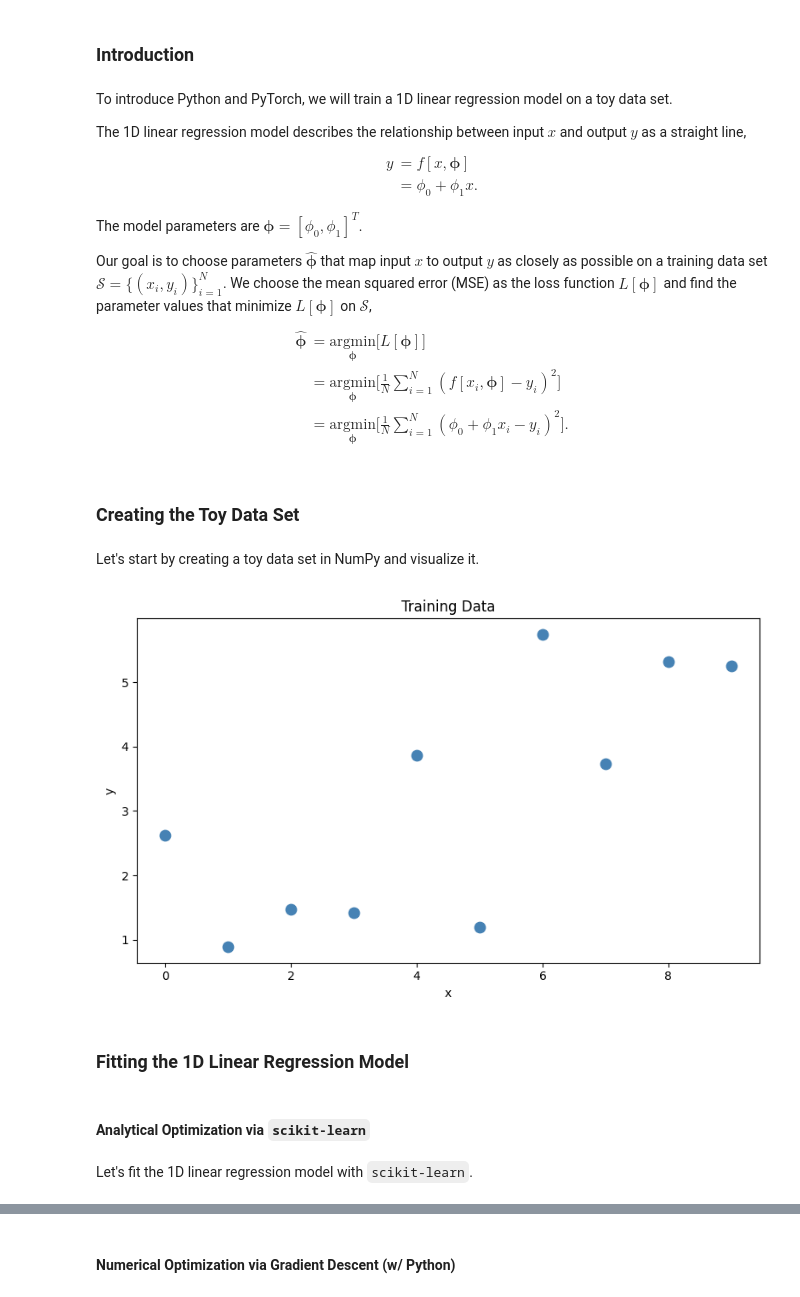
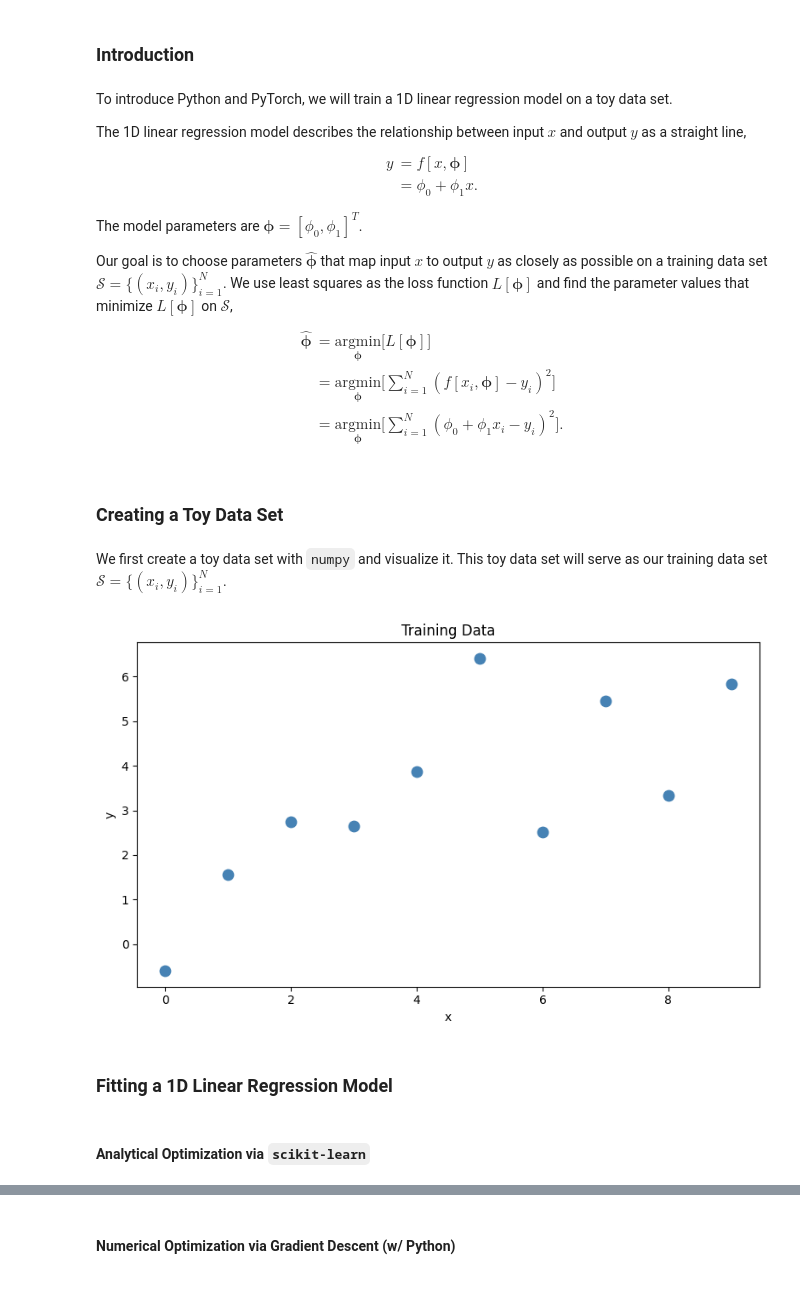
Before and after one commit to retowuest/uio-dl-2024, a Jupyter notebook: Notebooks/nb-1.ipynb, the cells around one changed output, grey strips where cells are left out. Saved outputs shown, nothing was run; the diff lists cells and outputs as text; code cells hidden in the pictures.

```diff
--- a/Notebooks/nb-1.ipynb
+++ b/Notebooks/nb-1.ipynb
@@ -31,45 +31,50 @@ $$
 
 The model parameters are $\boldsymbol{\phi} = [\phi_{0}, \phi_{1}]^{T}$.
 
-Our goal is to choose parameters $\hat{\boldsymbol{\phi}}$ that map input $x$ to output $y$ as closely as possible on a training data set $\mathcal{S} = \{(x_{i}, y_{i})\}_{i = 1}^{N}$. We choose the mean squared error (MSE) as the loss function $L[\boldsymbol{\phi}]$ and find the parameter values that minimize $L[\boldsymbol{\phi}]$ on $\mathcal{S}$,
+Our goal is to choose parameters $\boldsymbol{\hat{\phi}}$ that map input $x$ to output $y$ as closely as possible on a training data set $\mathcal{S} = \{(x_{i}, y_{i})\}_{i = 1}^{N}$. We use least squares as the loss function $L[\boldsymbol{\phi}]$ and find the parameter values that minimize $L[\boldsymbol{\phi}]$ on $\mathcal{S}$,
 $$
 \begin{split}
-\hat{\boldsymbol{\phi}} &= \underset{\boldsymbol{\phi}}{\mathrm{argmin}}\big[L[\boldsymbol{\phi}]\big] \\
-&= \underset{\boldsymbol{\phi}}{\mathrm{argmin}}\Bigg[\frac{1}{N}\sum_{i = 1}^{N}(f[x_{i}, \boldsymbol{\phi}] - y_{i})^{2}\Bigg] \\
-&= \underset{\boldsymbol{\phi}}{\mathrm{argmin}}\Bigg[\frac{1}{N}\sum_{i = 1}^{N}(\phi_{0} + \phi_{1}x_{i} - y_{i})^{2}\Bigg].
+\boldsymbol{\hat{\phi}} &= \underset{\boldsymbol{\phi}}{\mathrm{argmin}}\big[L[\boldsymbol{\phi}]\big] \\
+&= \underset{\boldsymbol{\phi}}{\mathrm{argmin}}\Bigg[\sum_{i = 1}^{N}(f[x_{i}, \boldsymbol{\phi}] - y_{i})^{2}\Bigg] \\
+&= \underset{\boldsymbol{\phi}}{\mathrm{argmin}}\Bigg[\sum_{i = 1}^{N}(\phi_{0} + \phi_{1}x_{i} - y_{i})^{2}\Bigg].
 \end{split}
 $$
 # %% [markdown]
-### Creating the Toy Data Set <a class="anchor" id="section_2"></a>
+### Creating a Toy Data Set <a class="anchor" id="section_2"></a>
-# %% [markdown]
-Let's start by creating a toy data set in NumPy and visualize it.
+# %% [markdown]
+We first create a toy data set with `numpy` and visualize it. This toy data set will serve as our training data set $\mathcal{S} = \{(x_{i}, y_{i})\}_{i = 1}^{N}$.
 # %%
-# Import libraries
+# Import numpy library and
+# pyplot module from the matplotlib library
 import numpy as np
 import matplotlib.pyplot as plt
 
-# Set up notebook for displaying plots
+# Magic command for setting matplotlib backend to inline backend
+# (this will display a plot inline within the notebook,
+# directly below the code cell that produced it)
 %matplotlib inline
 
 # Create toy data set
 x_train = np.arange(10, dtype=np.float32).reshape((10, 1))
 
-rng = np.random.RandomState(1)
-y_train = 1 + 0.5 * x_train + rng.randn(10, 1).astype(np.float32)
+phi0 = 1
+phi1 = 0.5
+
+rng = np.random.default_rng(seed=1234)
+y_train = (phi0 + phi1 * x_train +
+           rng.normal(loc=0, scale=1, size=10).astype(np.float32).reshape(10, 1))
 
 # Plot training data
 plt.figure(figsize=(8, 5))
 plt.scatter(x_train, y_train, c="steelblue", s=80)
 plt.xlabel("x")
 plt.ylabel("y")
 plt.title("Training Data")
 plt.tight_layout()
 plt.show()
 # %% [output]
-[figure, old version]
+[figure, new version]
 # %% [markdown]
-### Fitting the 1D Linear Regression Model <a class="anchor" id="section_3"></a>
+### Fitting a 1D Linear Regression Model <a class="anchor" id="section_3"></a>
 # %% [markdown]
 #### Analytical Optimization via `scikit-learn` <a class="anchor" id="section_3_1"></a>
-# %% [markdown]
-Let's fit the 1D linear regression model with `scikit-learn`.
```
Also changed, not shown: parts of 69 cells of this notebook.
